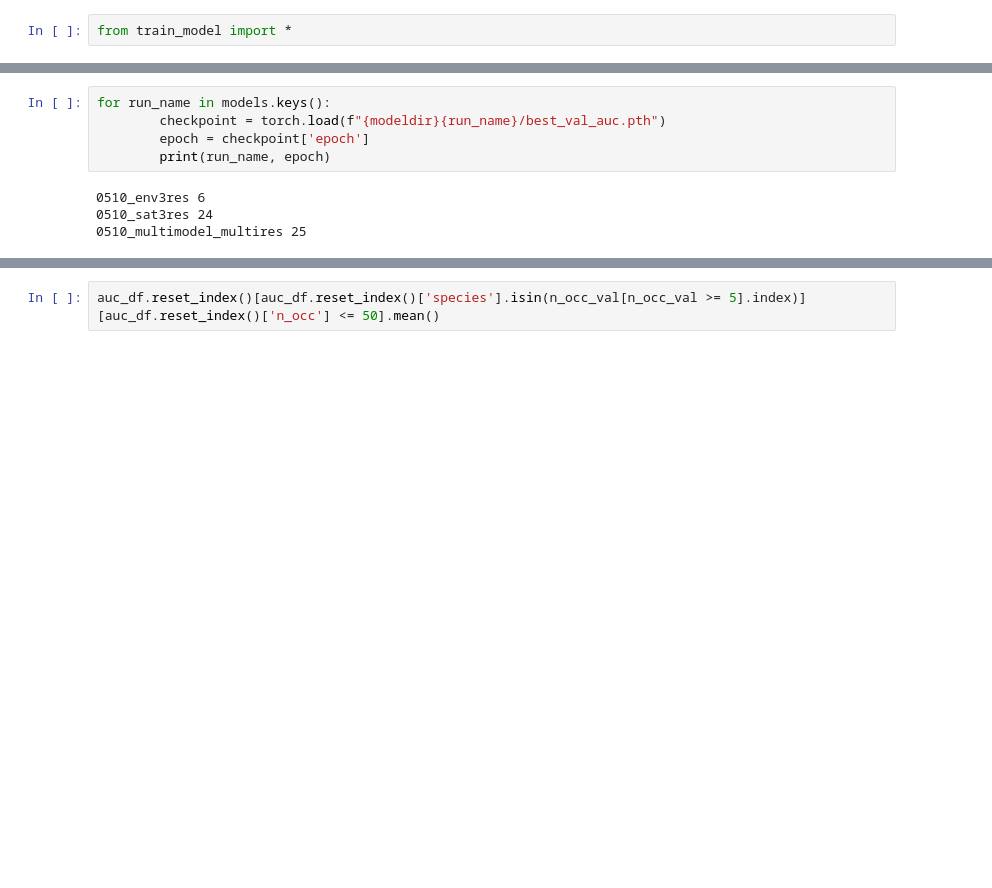
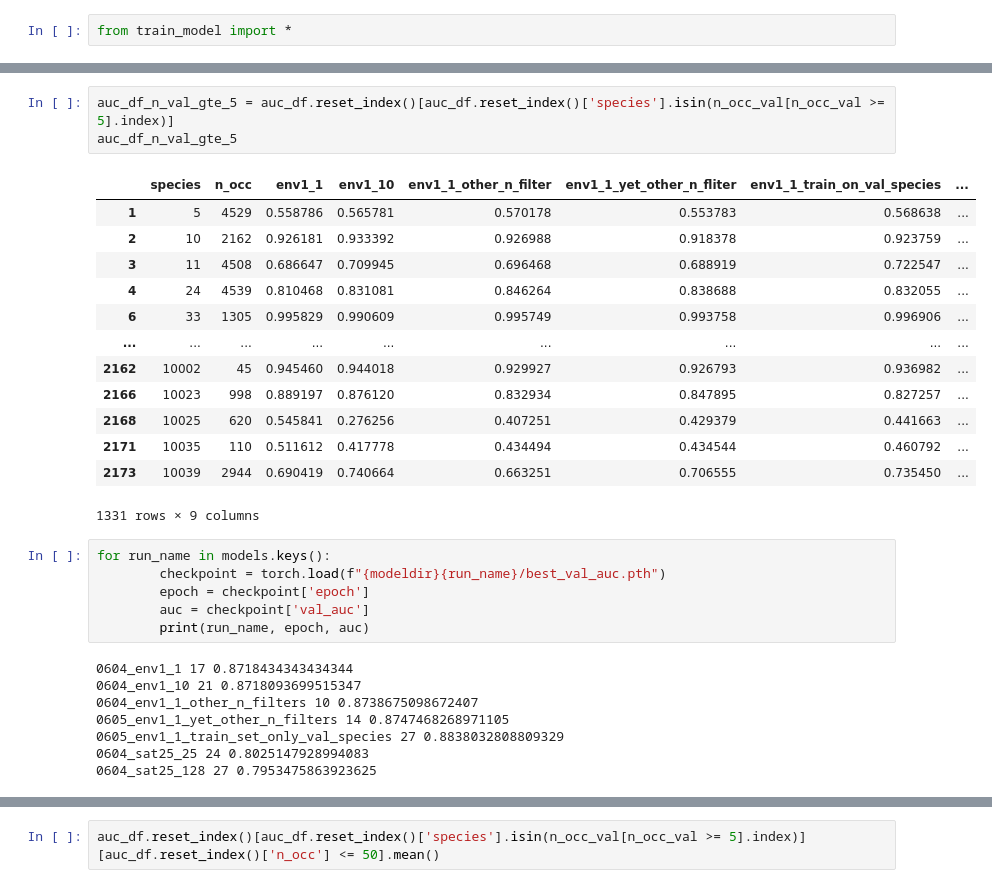
Before and after one commit to ninavantiel/multi_scale_SDMs, a Jupyter notebook: model_evaluation.ipynb, the cells around one changed output, grey strips where cells are left out. Drawn from its saved outputs; the diff is of its cells as text; blank space fills up the shorter version.

```diff
--- a/model_evaluation.ipynb
+++ b/model_evaluation.ipynb
@@ -87,15 +94,37 @@ speciesId
 10038      1
 10039     48
 Name: patchID, Length: 2174, dtype: int64
+# %%
+auc_df_n_val_gte_5 = auc_df.reset_index()[auc_df.reset_index()['species'].isin(n_occ_val[n_occ_val >= 5].index)]
+auc_df_n_val_gte_5
+# %% [output]
+|  | species | n_occ | env1_1 | env1_10 | env1_1_other_n_filter | env1_1_yet_other_n_fliter | env1_1_train_on_val_species | ... |
+| 1 | 5 | 4529 | 0.558786 | 0.565781 | 0.570178 | 0.553783 | 0.568638 | ... |
+| 2 | 10 | 2162 | 0.926181 | 0.933392 | 0.926988 | 0.918378 | 0.923759 | ... |
+| 3 | 11 | 4508 | 0.686647 | 0.709945 | 0.696468 | 0.688919 | 0.722547 | ... |
+| 4 | 24 | 4539 | 0.810468 | 0.831081 | 0.846264 | 0.838688 | 0.832055 | ... |
+| 6 | 33 | 1305 | 0.995829 | 0.990609 | 0.995749 | 0.993758 | 0.996906 | ... |
+| ... | ... | ... | ... | ... | ... | ... | ... | ... |
+| 2162 | 10002 | 45 | 0.945460 | 0.944018 | 0.929927 | 0.926793 | 0.936982 | ... |
+| 2166 | 10023 | 998 | 0.889197 | 0.876120 | 0.832934 | 0.847895 | 0.827257 | ... |
+| 2168 | 10025 | 620 | 0.545841 | 0.276256 | 0.407251 | 0.429379 | 0.441663 | ... |
+| 2171 | 10035 | 110 | 0.511612 | 0.417778 | 0.434494 | 0.434544 | 0.460792 | ... |
+| 2173 | 10039 | 2944 | 0.690419 | 0.740664 | 0.663251 | 0.706555 | 0.735450 | ... |
+1331 rows × 9 columns
 # %%
 for run_name in models.keys():
         checkpoint = torch.load(f"{modeldir}{run_name}/best_val_auc.pth")
         epoch = checkpoint['epoch']
-        print(run_name, epoch)
+        auc = checkpoint['val_auc']
+        print(run_name, epoch, auc)
 # %% [output]
-0510_env3res 6
-0510_sat3res 24
-0510_multimodel_multires 25
+0604_env1_1 17 0.8718434343434344
+0604_env1_10 21 0.8718093699515347
+0604_env1_1_other_n_filters 10 0.8738675098672407
+0605_env1_1_yet_other_n_filters 14 0.8747468268971105
+0605_env1_1_train_set_only_val_species 27 0.8838032808809329
+0604_sat25_25 24 0.8025147928994083
+0604_sat25_128 27 0.7953475863923625
 # %%
 auc_df.median()
 # %% [output]
```
Also changed, not shown: parts of 21 cells of this notebook, 5 other files.
